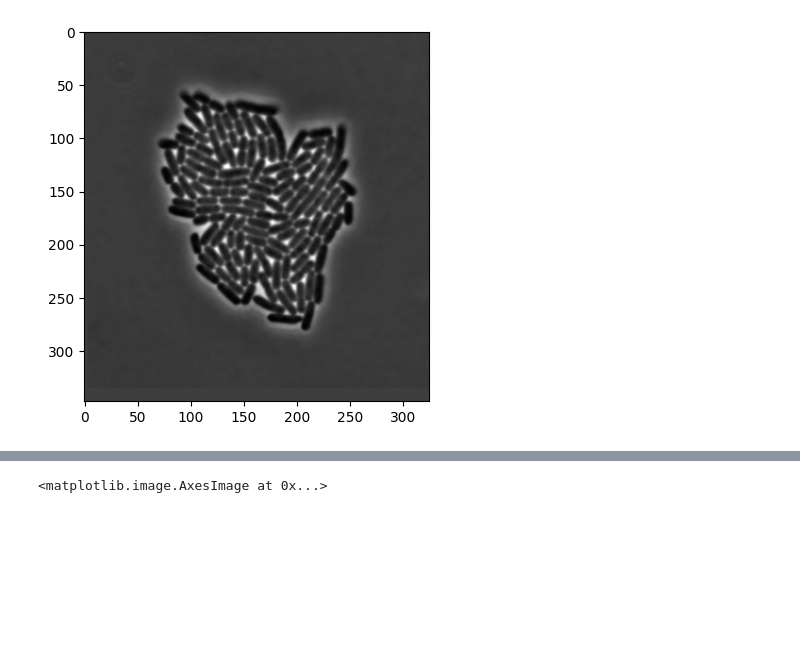
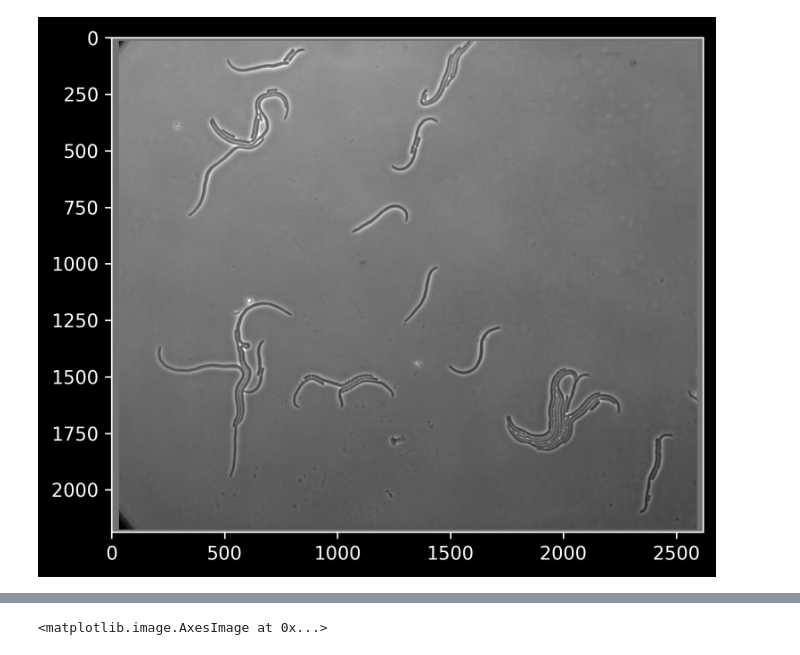
Before and after one commit to yyang35/bactrack, a Jupyter notebook: test.ipynb, the cells around one changed output, grey strips where cells are left out. Drawn from its saved outputs; the diff is of its cells as text; code cells hidden in the pictures; blank space fills up the shorter version.

```diff
--- a/test.ipynb
+++ b/test.ipynb
@@ -6,8 +6,8 @@ import os
 from cellpose_omni import io
 import omnipose
 
-file = "/Users/sherryyang/Documents/wiggins-lab/data/1024/xy5/phase/2016-06-16_zstack007t134xy5c1.tif"
-#file = "/Users/sherryyang/Documents/wiggins-lab/data/1027/xy0/phase/211121_37C_10_1176_HU_timelapse002_prob211203_HU_t00023xy0c1.tif"
+#file = "/Users/sherryyang/Documents/wiggins-lab/data/1024/xy5/phase/2016-06-16_zstack007t134xy5c1.tif"
+file = "/Users/sherryyang/Documents/wiggins-lab/data/1027/xy0/phase/211121_37C_10_1176_HU_timelapse002_prob211203_HU_t00023xy0c1.tif"
 #file = "/Users/sherryyang/Documents/wiggins-lab/data/1021/raw_im/211121_37C_10_1176_HU_timelapse002_prob211203_HU_t00023xy0c1.tif"
 
 
@@ -90 +88 @@ _run_cp be called
-[figure, old version]
+[figure, new version]
```
Also changed, not shown: parts of 10 cells of this notebook, 6 other files.
